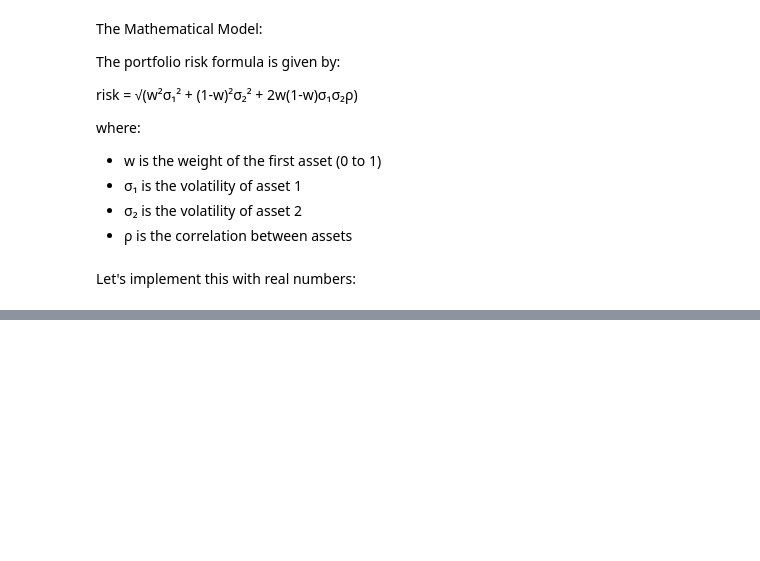
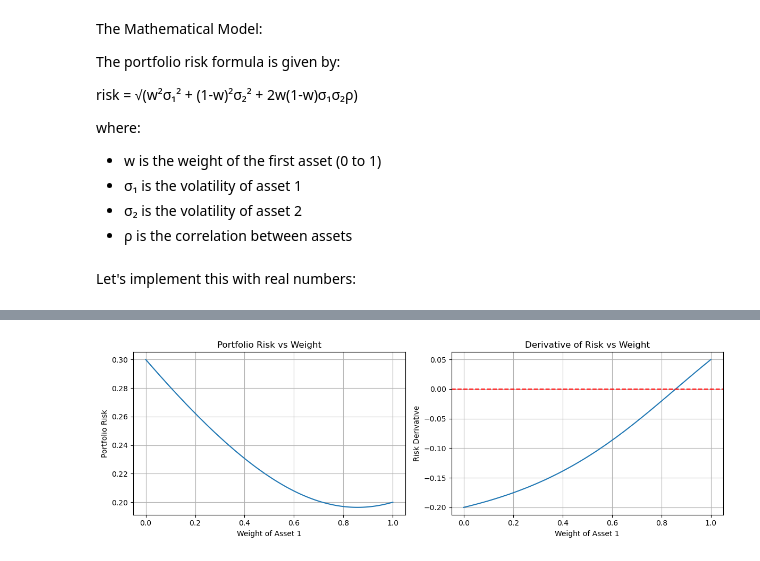
Before and after one commit to AprilQx/Master-Project-C1, a Jupyter notebook: dual_autodiff/docs/tutorial/dual_autodiff.ipynb, the cells around one changed output, grey strips where cells are left out. Cells and saved outputs as stored; diff of their text form; code cells hidden in the pictures; blank space fills up the shorter version.

```diff
--- a/dual_autodiff/docs/tutorial/dual_autodiff.ipynb
+++ b/dual_autodiff/docs/tutorial/dual_autodiff.ipynb
@@ -256,0 +303,22 @@ TypeError: unsupported operand type(s) for -: 'int' and 'Dual'
+# %%
+fig, (ax1, ax2) = plt.subplots(1, 2, figsize=(12, 4))
+
+# Risk plot
+ax1.plot(weights, risks)
+ax1.set_title('Portfolio Risk vs Weight')
+ax1.set_xlabel('Weight of Asset 1')
+ax1.set_ylabel('Portfolio Risk')
+ax1.grid(True)
+
+# Derivative plot
+ax2.plot(weights, risk_derivatives)
+ax2.set_title('Derivative of Risk vs Weight')
+ax2.set_xlabel('Weight of Asset 1')
+ax2.set_ylabel('Risk Derivative')
+ax2.axhline(y=0, color='r', linestyle='--')
+ax2.grid(True)
+
+plt.tight_layout()
+plt.show()
+# %% [output]
+[figure, added]
```
Also changed, not shown: parts of 4 cells of this notebook, 1 other file.
